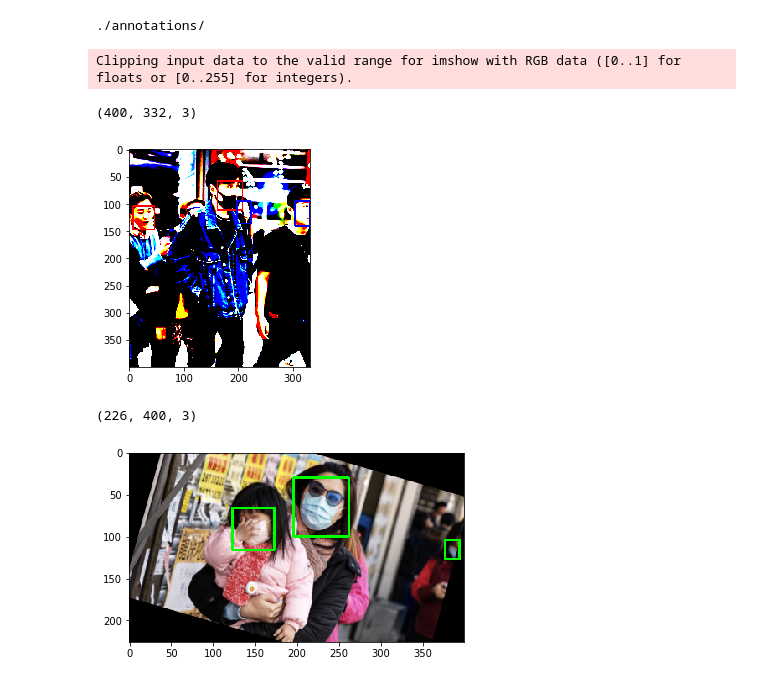
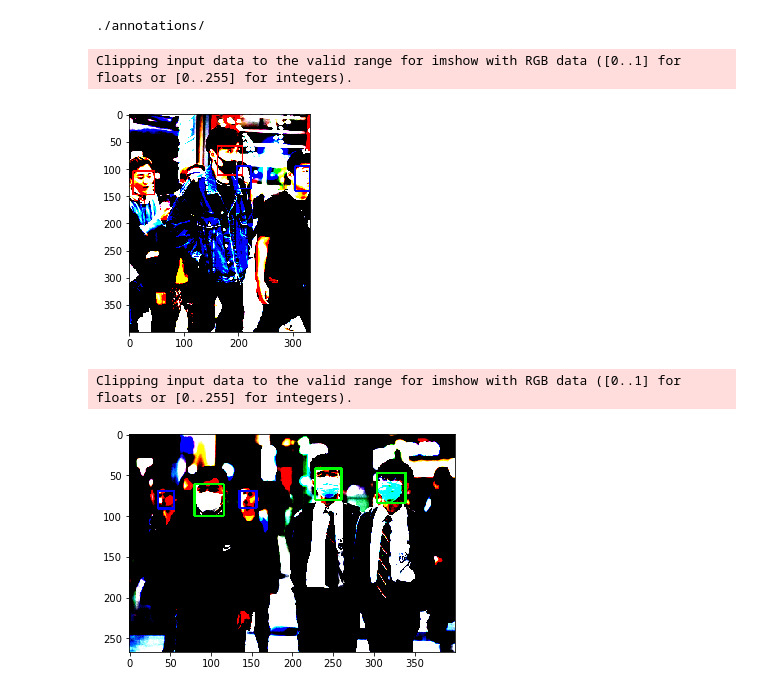
Before and after one commit to Dominisg/face-mask-recognition, a Jupyter notebook: Face mask dataset.ipynb, the cells around one changed output. Saved outputs shown, nothing was run; the diff lists cells and outputs as text; code cells hidden in the pictures.

Commit message:
Improve augumentation function

```diff
--- a/Face mask dataset.ipynb
+++ b/Face mask dataset.ipynb
@@ -41,7 +42,7 @@ def get_sample(path, image_id):
 
         return sample
 # %%
-def draw_rects(sample):
+def draw_rects(sample, save_path = None):
     result = sample['image'].copy()
     for box, label in zip(sample['boxes'], sample['labels']):
         color = (0, 0, 255)
@@ -51,5 +52,8 @@ def draw_rects(sample):
             color = (255, 0, 0)
         cv2.rectangle(result, (box[0],box[1]), (box[2], box[3]), color, 2)
 
-    print(result.shape)
+    if save_path:
+        im = Image.fromarray(result)
+        im.save(save_path)
+
     plt.imshow(result)
@@ -86,7 +85,6 @@ standarize_dataset(dataset)
 draw_rects(dataset[130])
 # %% [output]
 Clipping input data to the valid range for imshow with RGB data ([0..1] for floats or [0..255] for integers).
-(400, 332, 3)
 [figure]
 # %%
 import imgaug as ia
@@ -97,38 +95,49 @@ import copy
 # %%
 def random_augumentation(sample):
     augumented = copy.deepcopy(sample)
-    type = random.randint(0,15)
+    type = random.randint(0,31)
 
     bbs = []
     for bb in augumented['boxes']:
         bbs.append(BoundingBox(x1=bb[0], x2=bb[2], y1=bb[1], y2=bb[3]))
-
     bbs = BoundingBoxesOnImage(bbs, shape=augumented['image'].shape)
 
-    params = {}
+    params = {'fit_output': True}
     if type & 0x1:
-        params['rotate'] = (-random.randint(1,30), random.randint(1,30))
+        params['rotate'] = (-random.randint(1,15), random.randint(1,15))
     if type & 0x2:
-        params['translate_percent'] ={"x": random.uniform(0,0.1), "y": random.uniform(0,0.1)}
-        params['scale'] = random.uniform(0.8, 1.)
+        params['translate_percent'] ={"x": random.uniform(0,0.2), "y": random.uniform(0,0.2)}
     if type & 0x4:
-        params['shear'] =(0,random.randint(1,30))
+        params['shear'] =(0,random.randint(1,10))
     if type & 0x8:
         flip_hr=iaa.Fliplr(p=1.0)
         augumented['image'], bbs = flip_hr(image = augumented['image'], bounding_boxes=bbs)
-
+    if type & 0x10:
+        params['scale'] = random.uniform(1.1,1.3)
 
     aug = iaa.Affine(**params)
     augumented['image'], bbs = aug(image = augumented['image'], bounding_boxes=bbs)
-
-    #TODO: remove bboxes out of image
-    #bbs = bbs.remove_out_of_image().clip_out_of_image()
     for i, bb in enumerate(bbs):
         augumented['boxes'][i] = [bb.x1, bb.y1, bb.x2, bb.y2]
 
+    #remove bbs outside the image
+    to_delete = list()
+    for i, bb in enumerate(augumented['boxes']):
+        if (not(0.< bb[0] <= augumented['image'].shape[1])) or \
+        (not(0.< bb[2] <= augumented['image'].shape[1])) or \
+        (not(0.< bb[1] <= augumented['image'].shape[0])) or \
+        (not(0.< bb[3] <= augumented['image'].shape[0])):
+            to_delete.append(i)
+
+    for index in sorted(to_delete, reverse=True):
+        del augumented['boxes'][index]
+        del augumented['labels'][index]
+
     return augumented
-# %%
-draw_rects(random_augumentation(dataset[100]))
-# %% [output]
-(226, 400, 3)
-[figure, removed]
+# %%
+#example augumentation
+augumented = random_augumentation(dataset[567])
+draw_rects(dataset[567])
+# %% [output]
+Clipping input data to the valid range for imshow with RGB data ([0..1] for floats or [0..255] for integers).
+[figure, added]
```
Also changed, not shown: parts of 3 cells of this notebook.
